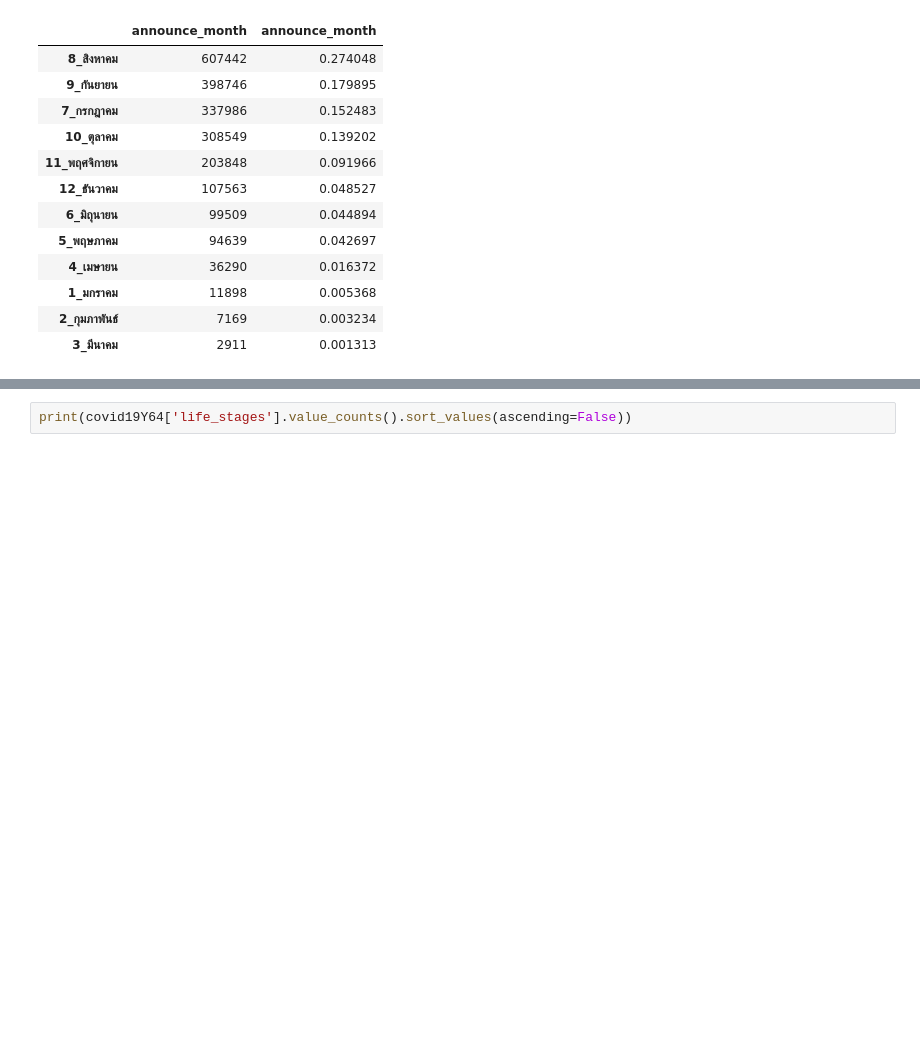
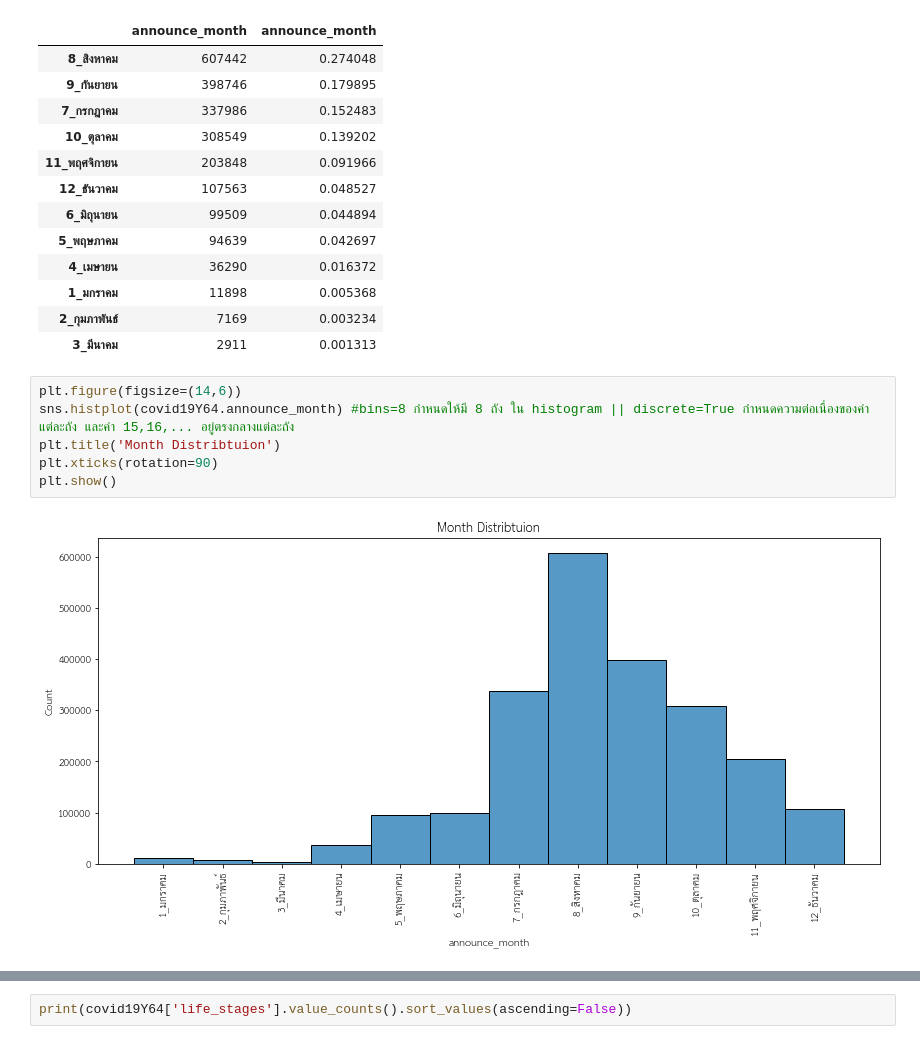
Before and after one commit to Toeysamm/2-64-NIDA-DADS5001, a Jupyter notebook: Covid19_midterm.ipynb, the cells around one changed output, grey strips where cells are left out. Saved outputs shown, nothing was run; the diff lists cells and outputs as text; blank space fills up the shorter version.

```diff
--- a/Covid19_midterm.ipynb
+++ b/Covid19_midterm.ipynb
@@ -268,3 +328,11 @@ pd.concat([covid19Y64['announce_month'].value_counts().sort_values(ascending=Fal
 | 1_มกราคม | 11898 | 0.005368 |
 | 2_กุมภาพันธ์ | 7169 | 0.003234 |
 | 3_มีนาคม | 2911 | 0.001313 |
+# %%
+plt.figure(figsize=(14,6))
+sns.histplot(covid19Y64.announce_month) #bins=8 กำหนดให้มี 8 ถัง ใน histogram || discrete=True กำหนดความต่อเนื่องของค่าแต่ละถัง และค่า 15,16,... อยู่ตรงกลางแต่ละถัง
+plt.title('Month Distribtuion')
+plt.xticks(rotation=90)
+plt.show()
+# %% [output]
+[figure, added]
```
Also changed, not shown: parts of 26 cells of this notebook.
